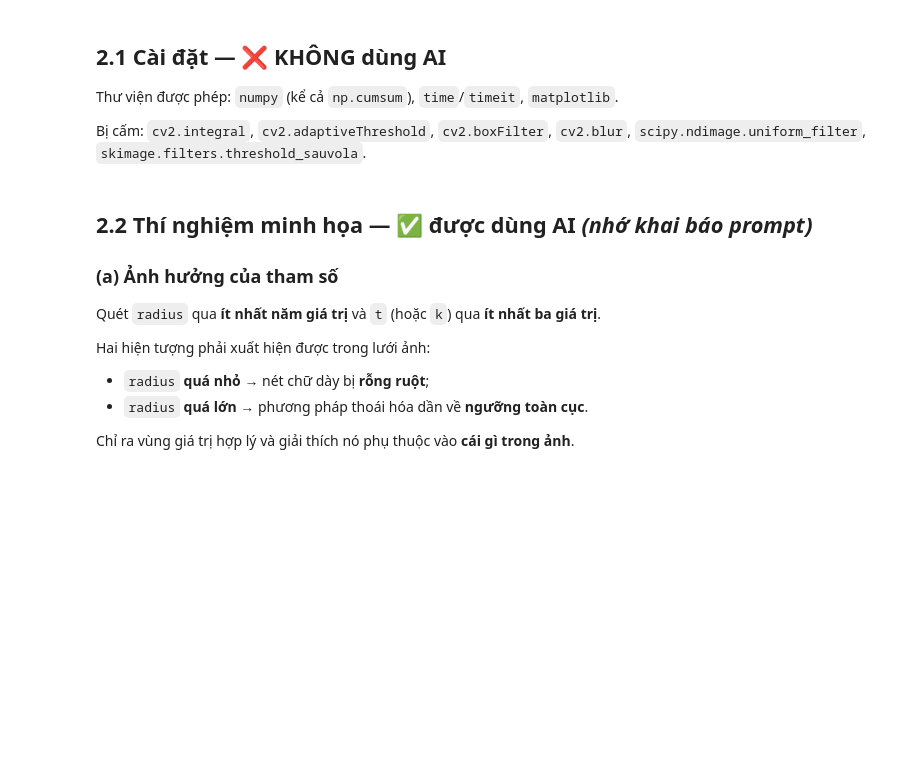
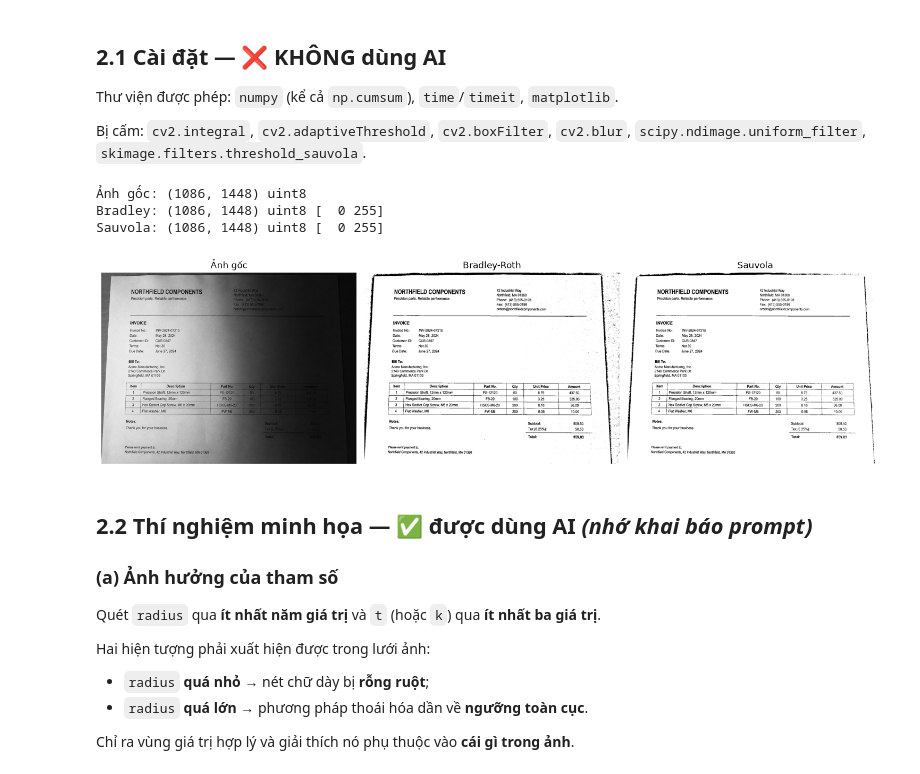
Before and after one commit to lequangmy5522/XuLyAnhVaThiGiacMayTinh, a Jupyter notebook: baitap.ipynb, the cells around one changed output. Cells and saved outputs as stored; diff of their text form; code cells hidden in the pictures; blank space fills up the shorter version.

Commit message:
adaptive-threshold

```diff
--- a/baitap.ipynb
+++ b/baitap.ipynb
@@ -449,3 +467,47 @@ def adaptive_threshold(img, radius=15, method="bradley", t=0.15, k=0.34, R=128.0
+# %%
+img = IMAGES["uneven_light"]
+
+bradley = adaptive_threshold(
+    img,
+    radius=15,
+    method="bradley",
+    t=0.15
+)
+
+sauvola = adaptive_threshold(
+    img,
+    radius=15,
+    method="sauvola",
+    k=0.34,
+    R=128.0
+)
+
+print("Ảnh gốc:", img.shape, img.dtype)
+print("Bradley:", bradley.shape, bradley.dtype, np.unique(bradley))
+print("Sauvola:", sauvola.shape, sauvola.dtype, np.unique(sauvola))
+# %% [output]
+Ảnh gốc: (1086, 1448) uint8
+Bradley: (1086, 1448) uint8 [  0 255]
+Sauvola: (1086, 1448) uint8 [  0 255]
+# %%
+fig, axes = plt.subplots(1, 3, figsize=(15, 5))
+
+axes[0].imshow(img, cmap="gray")
+axes[0].set_title("Ảnh gốc")
+axes[0].axis("off")
+
+axes[1].imshow(bradley, cmap="gray")
+axes[1].set_title("Bradley-Roth")
+axes[1].axis("off")
+
+axes[2].imshow(sauvola, cmap="gray")
+axes[2].set_title("Sauvola")
+axes[2].axis("off")
+
+plt.tight_layout()
+plt.show()
+# %% [output]
+[figure, added]
 # %% [markdown]
 ## 2.2 Thí nghiệm minh họa — ✅ được dùng AI *(nhớ khai báo prompt)*
 
```
Also changed, not shown: parts of 9 cells of this notebook.
